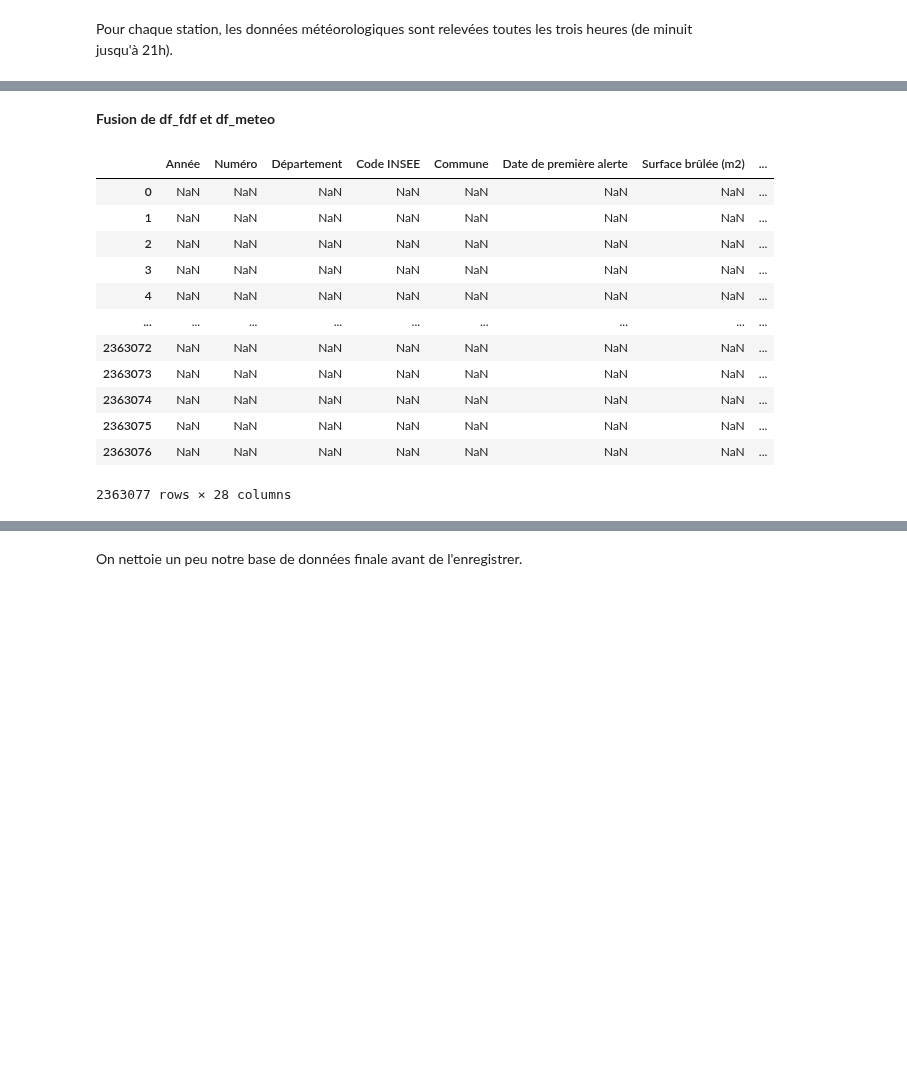
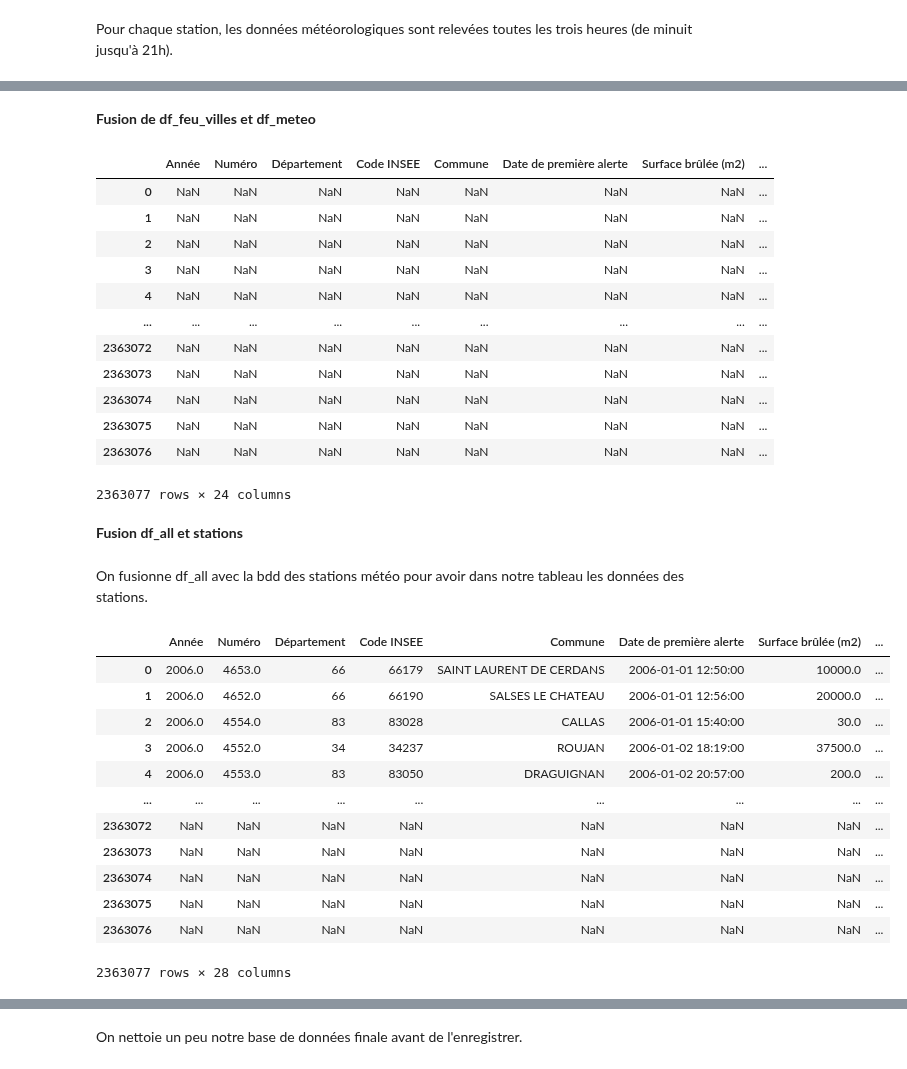
Before and after one commit to Theo-Clavel/feux_de_foret, a Jupyter notebook: Partie1.ipynb, the cells around one changed output, grey strips where cells are left out. Saved outputs shown, nothing was run; the diff lists cells and outputs as text; code cells hidden in the pictures; blank space fills up the shorter version.

```diff
--- a/Partie1.ipynb
+++ b/Partie1.ipynb
@@ -337,7 +337,7 @@ def station_la_plus_proche(codeinsee):
         for k in range(stations.shape[0]):
             L_dist.append(distance(lat, long, stations.loc[k, 'Latitude'], stations.loc[k, 'Longitude']))
 
-        return stations.iloc[L_dist.index(min(L_dist)), 1]
+        return stations.iloc[L_dist.index(min(L_dist)), 0]
 
     else:
         return None
@@ -404,7 +377,7 @@ def plus_proche_relevé(date) :
 
     return relevé_post
 # %%
-df_fdf['Date de relevé'] = df_fdf['Date de première alerte'].apply(lambda row: plus_proche_relevé(row))
-df_fdf
+df_feu_villes['Date de relevé'] = df_feu_villes['Date de première alerte'].apply(lambda row: plus_proche_relevé(row))
+df_feu_villes
 # %% [output]
 |  | Année | Numéro | Département | Code INSEE | Commune | Date de première alerte | Surface brûlée (m2) | ... |
@@ -431,15 +404,15 @@ Création de la clé pour fusionner df_fdf et df_meteo. Les variables pour la st
 # %%
-df_fdf['key'] = df_fdf['id_station'].apply(lambda row: str(row)) + df_fdf['Date de relevé'].apply(lambda row: str(row))
+df_feu_villes['key'] = df_feu_villes['Station la plus proche'].apply(lambda row: str(row)) + df_feu_villes['Date de relevé'].apply(lambda row: str(row))
 
 df_meteo['key'] = df_meteo['Station'].apply(lambda row: str(row)) + df_meteo['Date'].apply(lambda row: str(row))
 # %% [markdown]
-**Fusion de df_fdf et df_meteo**
+**Fusion de df_feu_villes et df_meteo**
 # %%
-df = pd.merge(df_fdf, df_meteo, on = 'key', how = 'right')
-df = df.drop(columns = ['key', 'Station', 'Date de relevé'])
-df['Départ de feu'] = df['Surface brûlée (m2)'].notna()
-df['Départ de feu'] = df['Départ de feu'].astype(int)
-df
+df_all = pd.merge(df_feu_villes, df_meteo, on = 'key', how = 'right')
+df_all = df_all.drop(columns = ['key', 'Station la plus proche', 'Date de relevé'])
+df_all['Départ de feu'] = df_all['Surface brûlée (m2)'].notna()
+df_all['Départ de feu'] = df_all['Départ de feu'].astype(int)
+df_all
 # %% [output]
 |  | Année | Numéro | Département | Code INSEE | Commune | Date de première alerte | Surface brûlée (m2) | ... |
 | 0 | NaN | NaN | NaN | NaN | NaN | NaN | NaN | ... |
@@ -453,7 +426,34 @@ df
 | 2363074 | NaN | NaN | NaN | NaN | NaN | NaN | NaN | ... |
 | 2363075 | NaN | NaN | NaN | NaN | NaN | NaN | NaN | ... |
 | 2363076 | NaN | NaN | NaN | NaN | NaN | NaN | NaN | ... |
-2363077 rows × 28 columns
+2363077 rows × 24 columns
+# %% [markdown]
+**Fusion df_all et stations**
+# %% [markdown]
+On fusionne df_all avec la bdd des stations météo pour avoir dans notre tableau les données des stations.
+# %%
+df = pd.merge(df_all, stations, how = 'inner', left_on = 'Station', right_on = 'ID')
+df = df.drop(columns = 'Station')
+df = df.rename(columns={"Longitude_x": "Longitude commune",
+                                  "Latitude_x": "Latitude commune", "Nom": "Nom station", "ID": "id_station", "Latitude_y": "Latitude station",
+                                  "Longitude_y": "Longitude station", "Altitude": "Altitude station"})
+df = df.sort_values(by = ['Date de première alerte'])
+df = df.reset_index(drop = True)
+df
+# %% [output]
+|  | Année | Numéro | Département | Code INSEE | Commune | Date de première alerte | Surface brûlée (m2) | ... |
+| 0 | 2006.0 | 4653.0 | 66 | 66179 | SAINT LAURENT DE CERDANS | 2006-01-01 12:50:00 | 10000.0 | ... |
+| 1 | 2006.0 | 4652.0 | 66 | 66190 | SALSES LE CHATEAU | 2006-01-01 12:56:00 | 20000.0 | ... |
+| 2 | 2006.0 | 4554.0 | 83 | 83028 | CALLAS | 2006-01-01 15:40:00 | 30.0 | ... |
+| 3 | 2006.0 | 4552.0 | 34 | 34237 | ROUJAN | 2006-01-02 18:19:00 | 37500.0 | ... |
+| 4 | 2006.0 | 4553.0 | 83 | 83050 | DRAGUIGNAN | 2006-01-02 20:57:00 | 200.0 | ... |
+| ... | ... | ... | ... | ... | ... | ... | ... | ... |
+| 2363072 | NaN | NaN | NaN | NaN | NaN | NaN | NaN | ... |
+| 2363073 | NaN | NaN | NaN | NaN | NaN | NaN | NaN | ... |
+| 2363074 | NaN | NaN | NaN | NaN | NaN | NaN | NaN | ... |
+| 2363075 | NaN | NaN | NaN | NaN | NaN | NaN | NaN | ... |
+| 2363076 | NaN | NaN | NaN | NaN | NaN | NaN | NaN | ... |
+2363077 rows × 28 columns
 # %%
 df.dtypes
 # %% [output]
```
Also changed, not shown: parts of 8 cells of this notebook, 2 other files.
